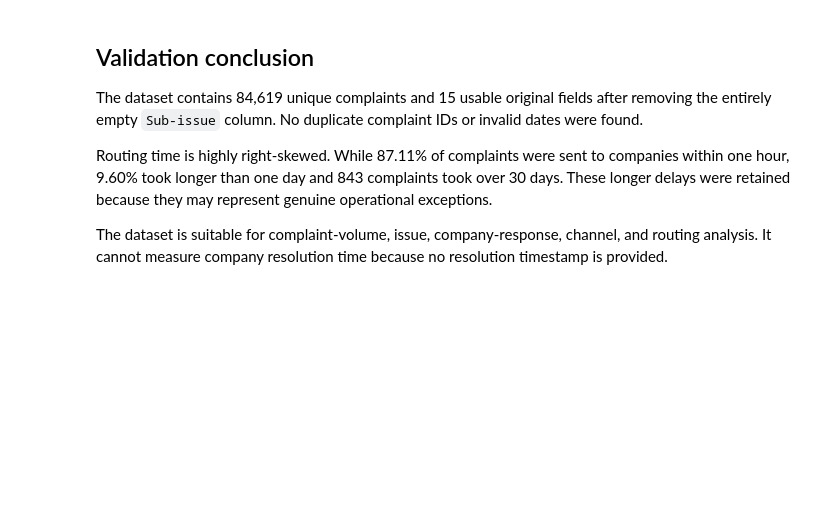
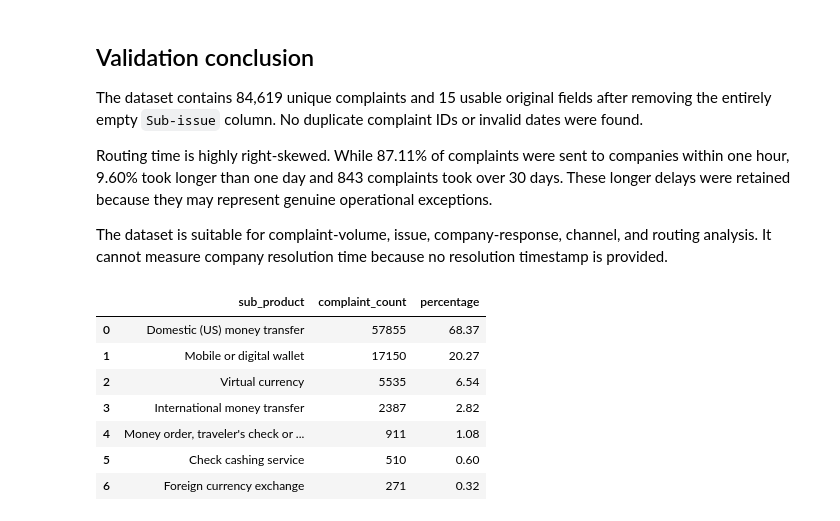
Before and after one commit to johnxavier10k/fintech-complaints-product-analysis, a Jupyter notebook: notebooks/01_data_validation.ipynb, the cells around one changed output. Drawn from its saved outputs; the diff is of its cells as text; code cells hidden in the pictures; blank space fills up the shorter version.

```diff
--- a/notebooks/01_data_validation.ipynb
+++ b/notebooks/01_data_validation.ipynb
@@ -271,3 +271,27 @@ The dataset contains 84,619 unique complaints and 15 usable original fields afte
 Routing time is highly right-skewed. While 87.11% of complaints were sent to companies within one hour, 9.60% took longer than one day and 843 complaints took over 30 days. These longer delays were retained because they may represent genuine operational exceptions.
 
 The dataset is suitable for complaint-volume, issue, company-response, channel, and routing analysis. It cannot measure company resolution time because no resolution timestamp is provided.
+# %%
+sub_product_summary = (
+    df_clean.groupby("sub_product", observed=True)
+    .agg(complaint_count=("complaint_id", "count"))
+    .sort_values("complaint_count", ascending=False)
+    .reset_index()
+)
+
+sub_product_summary["percentage"] = (
+    sub_product_summary["complaint_count"]
+    / sub_product_summary["complaint_count"].sum()
+    * 100
+).round(2)
+
+sub_product_summary
+# %% [output]
+|  | sub_product | complaint_count | percentage |
+| 0 | Domestic (US) money transfer | 57855 | 68.37 |
+| 1 | Mobile or digital wallet | 17150 | 20.27 |
+| 2 | Virtual currency | 5535 | 6.54 |
+| 3 | International money transfer | 2387 | 2.82 |
+| 4 | Money order, traveler's check or ... | 911 | 1.08 |
+| 5 | Check cashing service | 510 | 0.60 |
+| 6 | Foreign currency exchange | 271 | 0.32 |
```
Also changed, not shown: parts of 3 cells of this notebook.
